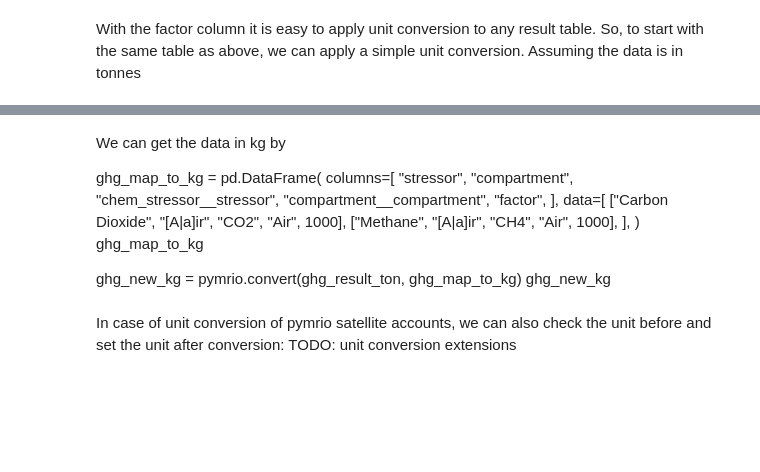
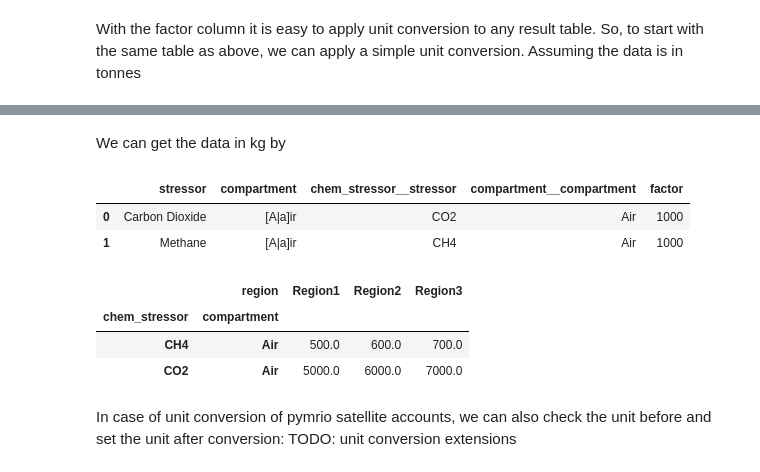
Before and after one commit to IndEcol/pymrio, a Jupyter notebook: doc/source/notebooks/convert.ipynb, the cells around one changed output, grey strips where cells are left out. Cells and saved outputs as stored; diff of their text form; code cells hidden in the pictures; blank space fills up the shorter version.

```diff
--- a/doc/source/notebooks/convert.ipynb
+++ b/doc/source/notebooks/convert.ipynb
@@ -132,24 +155,32 @@ ghg_result_ton
 # %% [markdown]
 We can get the data in kg by
-
-
-ghg_map_to_kg = pd.DataFrame(
-    columns=[
-        "stressor",
-        "compartment",
-        "chem_stressor__stressor",
-        "compartment__compartment",
-        "factor",
-    ],
-    data=[
-        ["Carbon Dioxide", "[A|a]ir", "CO2", "Air", 1000],
-        ["Methane", "[A|a]ir", "CH4", "Air", 1000],
-    ],
-)
-ghg_map_to_kg
-
-ghg_new_kg = pymrio.convert(ghg_result_ton, ghg_map_to_kg)
-ghg_new_kg
+# %%
+ghg_map_to_kg = pd.DataFrame(
+    columns=[
+        "stressor",
+        "compartment",
+        "chem_stressor__stressor",
+        "compartment__compartment",
+        "factor",
+    ],
+    data=[
+        ["Carbon Dioxide", "[A|a]ir", "CO2", "Air", 1000],
+        ["Methane", "[A|a]ir", "CH4", "Air", 1000],
+    ],
+)
+ghg_map_to_kg
+# %% [output]
+|  | stressor | compartment | chem_stressor__stressor | compartment__compartment | factor |
+| 0 | Carbon Dioxide | [A|a]ir | CO2 | Air | 1000 |
+| 1 | Methane | [A|a]ir | CH4 | Air | 1000 |
+# %%
+ghg_new_kg = pymrio.convert(ghg_result_ton, ghg_map_to_kg)
+ghg_new_kg
+# %% [output]
+|  | region | Region1 | Region2 | Region3 |
+| chem_stressor | compartment |  |  |  |
+| CH4 | Air | 500.0 | 600.0 | 700.0 |
+| CO2 | Air | 5000.0 | 6000.0 | 7000.0 |
 # %% [markdown]
 In case of unit conversion of pymrio satellite accounts,
 we can also check the unit before and set the unit after conversion:
```
Also changed, not shown: parts of 17 cells of this notebook, 5 other files.
